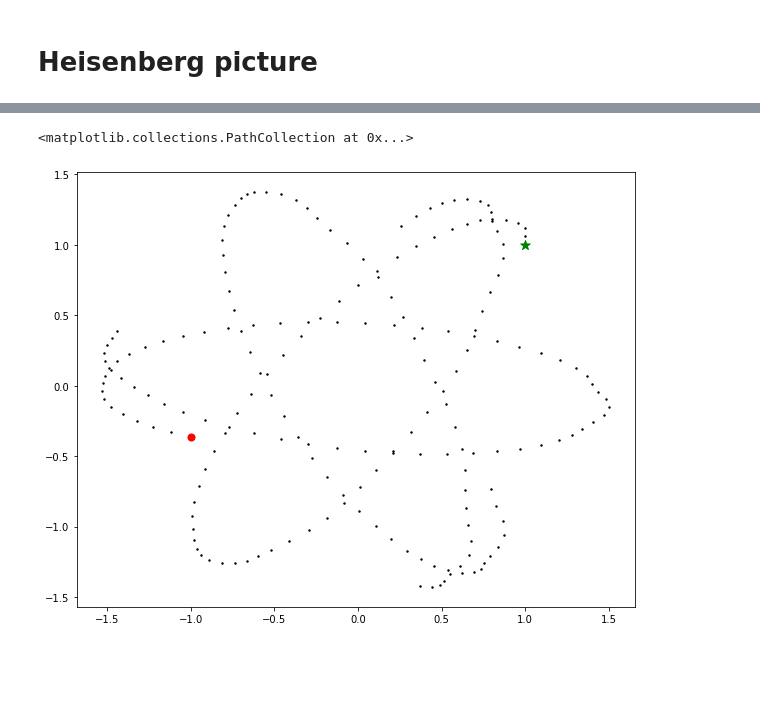
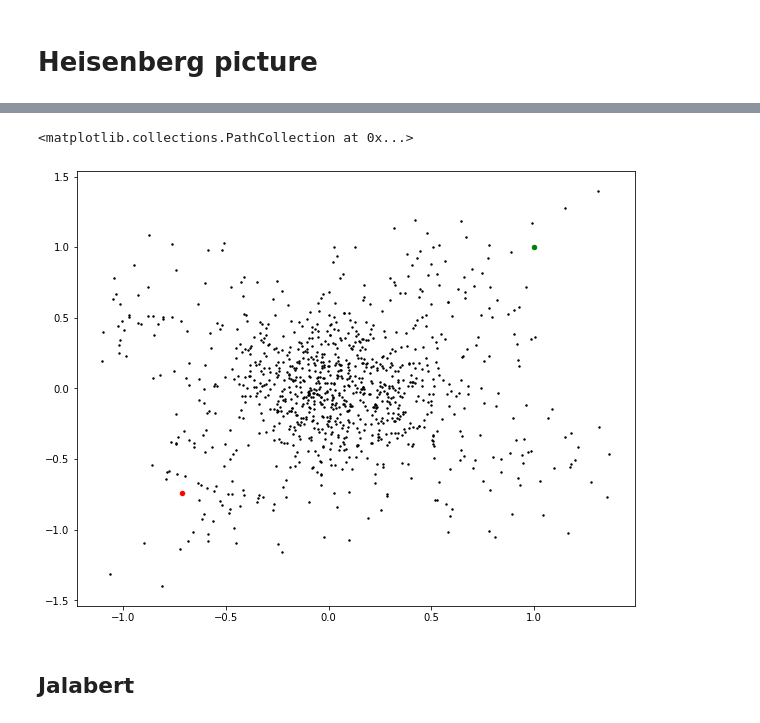
Before and after one commit to propellermint/Dynamic-chaos-in-the-kicked-photon-qubit-atom, a Jupyter notebook: quantum kicked JC coherent.ipynb, the cells around one changed output, grey strips where cells are left out. Drawn from its saved outputs; the diff is of its cells as text; code cells hidden in the pictures; blank space fills up the shorter version.

```diff
--- a/quantum kicked JC coherent.ipynb
+++ b/quantum kicked JC coherent.ipynb
@@ -841,16 +752,0 @@ Quantum object: dims = [[10, 2], [1, 1]], shape = (20, 1), type = ket\begin{equa
-# %%
-from tqdm.notebook import tqdm
-psi0 = start
-a_s = []
-sm_s = []
-sz_z = []
-nT = 5
-for n in tqdm(range(nT)):
-    a_s.append((1j*H*n*Tk).expm()*(1j*Hk*n*g).expm()*a*(-1j*Hk*n*g).expm()*(-1j*H*n*Tk).expm())
-    sm_s.append(((-1j*H*n*Tk).expm()*(-1j*Hk*n).expm()).conj()*sm*(-1j*Hk*n).expm()*(-1j*H*n*Tk).expm())
-    sz_z.append(((-1j*H*n*Tk).expm()*(-1j*Hk*n).expm()).conj()*sz*(-1j*Hk*n).expm()*(-1j*H*n*Tk).expm())
-
-beta = []
-
-for i in tqdm(range(len(a_s))):
-    beta.append(complex(np.asarray(psi0.trans().conj()*a_s[i]*psi0)))
@@ -885,17 +754,17 @@ Quantum object: dims = [[10, 2], [10, 2]], shape = (20, 20), type = oper, isherm
 wc = 1.0  # cavity frequency
 wa = 1.0  # atom frequency
 #g  = 0.0 * 2 * np.pi  # coupling strength
-g = 0.82
+g = 0.4
 kappa = 0.0       # cavity dissipation rate
 gamma = 0.0        # atom dissipation rate
-N = 25           # number of cavity fock states
+N = 300         # number of cavity fock states
 n_th_a = 0.0        # avg number of thermal bath excitation
 use_rwa = True
 
 T = 2*np.pi / wc
-r = 1/3
+r = 1/5
 Tk = r * T
-mu = 20
+mu = 10
 x = 1
 p = 1
 alpha0 = (1j*p + x) / np.sqrt(2)
@@ -909,23 +778,33 @@ sz = sp*sm - sm*sp
 sz = tensor(qeye(N), sigmaz())
 # Hamiltonian
 if use_rwa:
-    H = wc * a.dag() * a + wa * sz/2 + g * (a.dag()*sm + a*sp)
+    H = wc * a.dag() * a + wa * sz/2 + g * (a.dag() + a)*sx
 else:
     H = wc * a.dag() * a + wa * sp*sm + g * (a.dag() + a) * (sm + sm.dag())
 #print(H)
 Hk = (np.conj(mu)*sm + mu*sp)
+Hk = mu * sx / 2
 #print(Hk)
 start = np.sqrt(2/2)*tensor(coherent(N,alpha0), basis(2,0))
+d = 1
+nT = 1*500
 # %%
-nT = 200
+
 ava = []
 avsm = []
 avsz = []
+
+rhos = []
+rhosf = []
+rhosq = []
 for n in tqdm(range(nT)):
     rho = ket2dm(start)
-    dotrho = (1j*H*n*Tk + 1j*Hk*n).expm()*rho*(-1j*Hk*n - 1j*H*n*Tk).expm()
+    dotrho = (1j*H*n*Tk*d + 1j*Hk*n).expm()*rho*(-1j*Hk*n - 1j*H*n*Tk*d).expm()
     rho_field = ptrace(dotrho, 0)
     rho_qubit = ptrace(dotrho, 1)
+    rhos.append(dotrho)
+    rhosf.append(rho_field)
+    rhosq.append(rho_qubit)
     ava.append((rho_field*destroy(N)).tr())
     avsm.append((rho_qubit*sigmam()).tr())
     avsz.append((rho_qubit*sigmaz()).tr())
@@ -973,9 +857,11 @@ plt.show()
 # %%
 plt.figure(figsize=(10,8))
-plt.scatter(np.real(x)[0], np.real(p)[0], marker='*', c='green', s=100)
+plt.scatter(np.real(x)[0], np.real(p)[0], marker='o', c='green', s=20)
 plt.scatter(np.real(x)[1:-2], np.real(p)[1:-2], s=2, c='black')
-plt.scatter(np.real(x)[-1], np.real(p)[-1], marker='o', c='red', s=50)
+plt.scatter(np.real(x)[-1], np.real(p)[-1], marker='o', c='red', s=20)
 #plt.plot(np.real(x), np.real(p), '-', lw= 0.2, c='k')
 # %% [output]
 <matplotlib.collections.PathCollection at 0x...>
-[figure, old version]
+[figure, new version]
+# %% [markdown]
+## Jalabert
```
Also changed, not shown: parts of 37 cells of this notebook, 7 other files.
